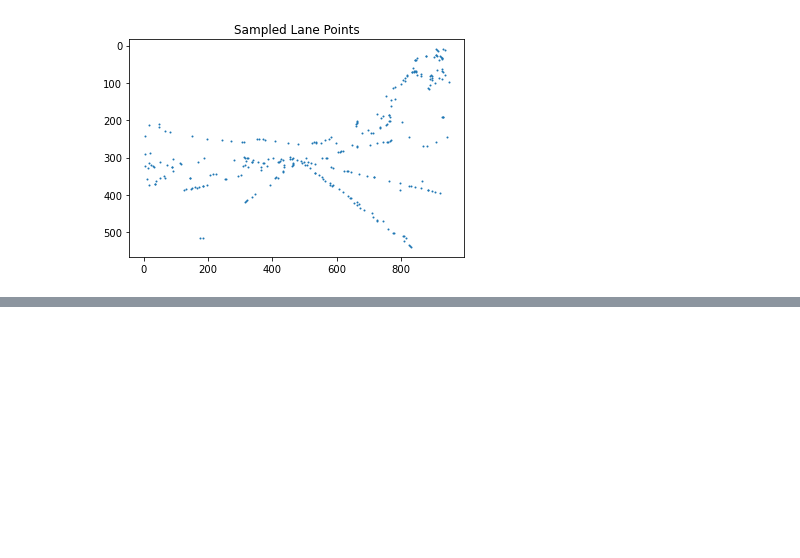
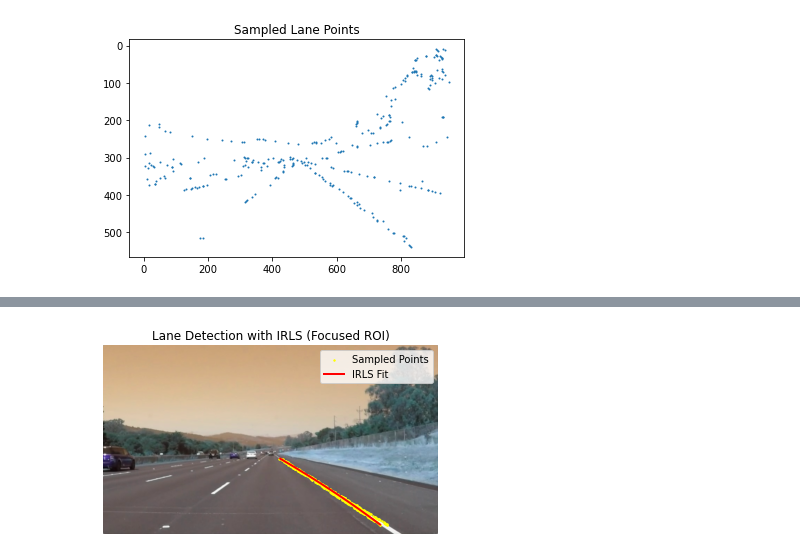
Before and after one commit to alp-del/IRLS, a Jupyter notebook: notebooks/demo.ipynb, the cells around one changed output, grey strips where cells are left out. Drawn from its saved outputs; the diff is of its cells as text; code cells hidden in the pictures; blank space fills up the shorter version.

```diff
--- a/notebooks/demo.ipynb
+++ b/notebooks/demo.ipynb
@@ -97,0 +95,44 @@ plt.show()
+# %%
+def region_of_interest(img):
+    h, w = img.shape[:2]
+    mask = np.zeros_like(img)
+    polygon = np.array([[
+        (int(w * 0.1), int(h * 0.95)),
+        (int(w * 0.45), int(h * 0.6)),
+        (int(w * 0.55), int(h * 0.6)),
+        (int(w * 0.9), int(h * 0.95))
+    ]], dtype=np.int32)
+    cv2.fillPoly(mask, polygon, 255)
+    masked = cv2.bitwise_and(img, mask)
+    return masked
+edges_roi = region_of_interest(edges)
+y_coords, x_coords = np.where(edges_roi > 0)
+
+# Filter to bottom right region
+mask = (y_coords > img.shape[0] * 0.5) & (x_coords > img.shape[1] * 0.5)
+x_filtered = x_coords[mask]
+y_filtered = y_coords[mask]
+
+# Sample some points
+idx = np.random.choice(len(x_filtered), size=300, replace=False)
+x_sample = x_filtered[idx]
+y_sample = y_filtered[idx]
+
+# Fit x = f(y)
+beta = irls_fit(y_sample, x_sample)
+
+# Predict curve
+y_fit = np.linspace(min(y_sample), max(y_sample), 200)
+X_poly = np.vstack([y_fit**i for i in range(2, -1, -1)]).T
+x_fit = X_poly @ beta
+
+# Plot over image
+plt.imshow(img)
+plt.scatter(x_sample, y_sample, s=2, c='yellow', label="Sampled Points")
+plt.plot(x_fit, y_fit, color='red', linewidth=2, label="IRLS Fit")
+plt.title("Lane Detection with IRLS (Focused ROI)")
+plt.axis('off')
+plt.legend()
+plt.show()
+# %% [output]
+[figure, added]
```
Also changed, not shown: parts of 2 cells of this notebook.
